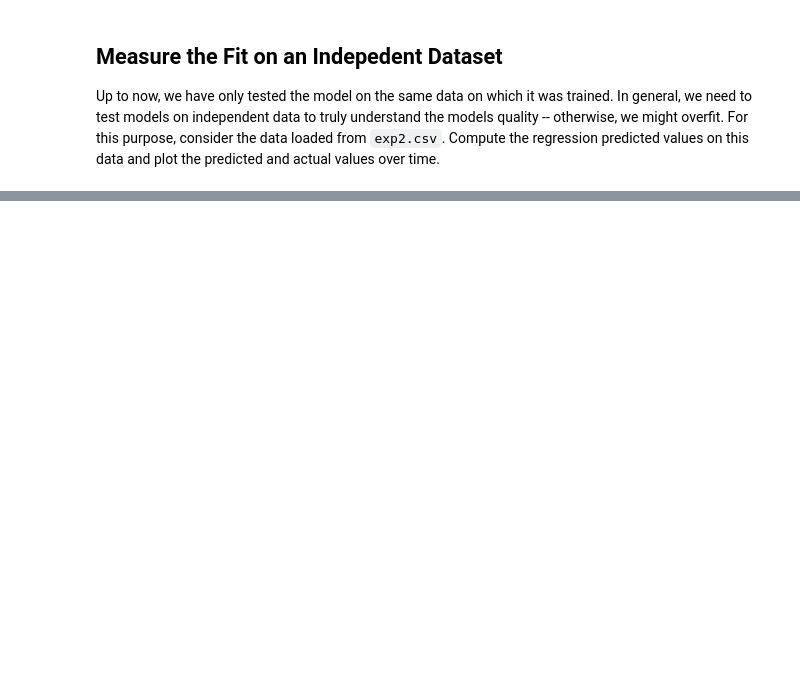
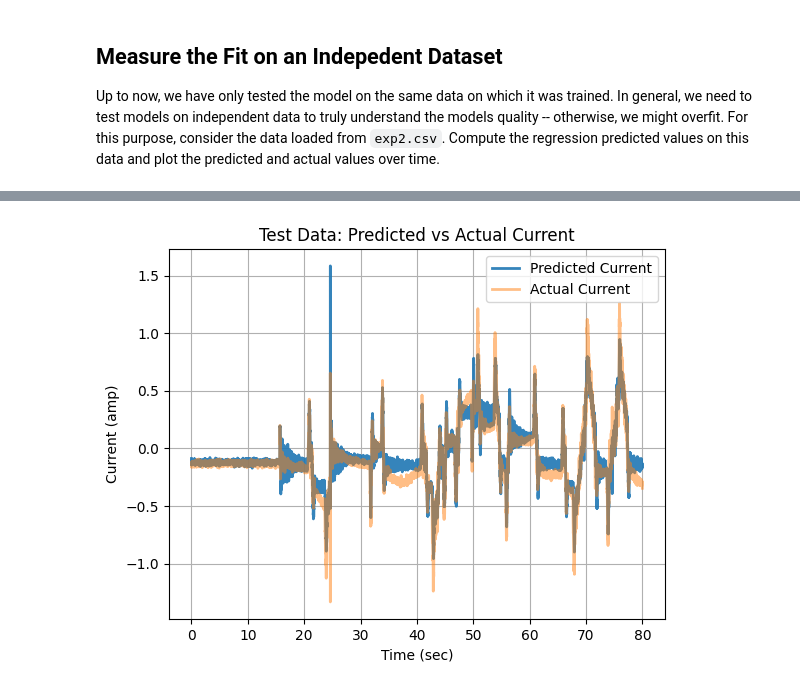
Before and after one commit to ivanearisty/obsidian, a Jupyter notebook: Classes + Uni/Machine Learning/demos/Lab2.1.iae225.ipynb, the cells around one changed output, grey strips where cells are left out. Saved outputs shown, nothing was run; the diff lists cells and outputs as text; code cells hidden in the pictures; blank space fills up the shorter version.

```diff
--- a/Classes + Uni/Machine Learning/demos/Lab2.1.iae225.ipynb
+++ b/Classes + Uni/Machine Learning/demos/Lab2.1.iae225.ipynb
@@ -148,0 +171,30 @@ Up to now, we have only tested the model on the same data on which it was traine
+# %%
+# Get the beta values for the training data
+beta = fit_mult_linear(Xtrain, ytrain)
+
+# Extract test target and time vector
+ytest = dftest['I2'].values
+t_test = dftest['t'].values
+
+# Create the test predictor matrix using the same columns as Xtrain
+Xtest = dftest[['q2', 'dq2', 'eps21', 'eps22', 'eps31', 'eps32', 'ddq2']].values
+
+# Compute predictions using the beta values obtained from training
+ytest_pred = beta[0] + Xtest.dot(beta[1:])
+
+# Compute errors and loss on the test data
+errors_test = ytest - ytest_pred
+loss_test = np.sum(errors_test**2)
+print("Errors shape:", errors_test.shape)
+print("Test Loss:", loss_test)
+
+# Plot the predicted and actual current over time for the test set
+plt.plot(t_test, ytest_pred, label='Predicted Current', alpha=0.9, linewidth=2)
+plt.plot(t_test, ytest, label='Actual Current', alpha=0.5, linewidth=2)
+plt.xlabel('Time (sec)')
+plt.ylabel('Current (amp)')
+plt.title('Test Data: Predicted vs Actual Current')
+plt.legend()
+plt.grid(True)
+plt.show()
+# %% [output]
@@ -148,0 +203 @@ Up to now, we have only tested the model on the same data on which it was traine
+[figure, added]
```
Also changed, not shown: parts of 6 cells of this notebook, 1 other file.
